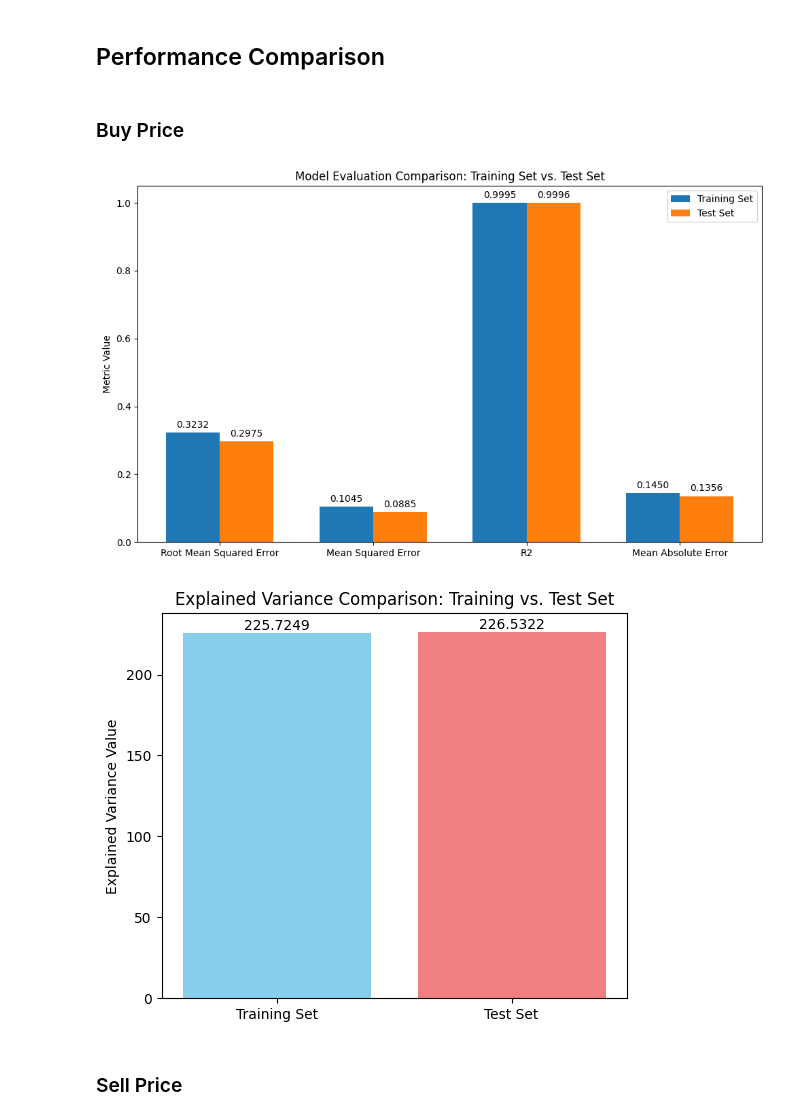
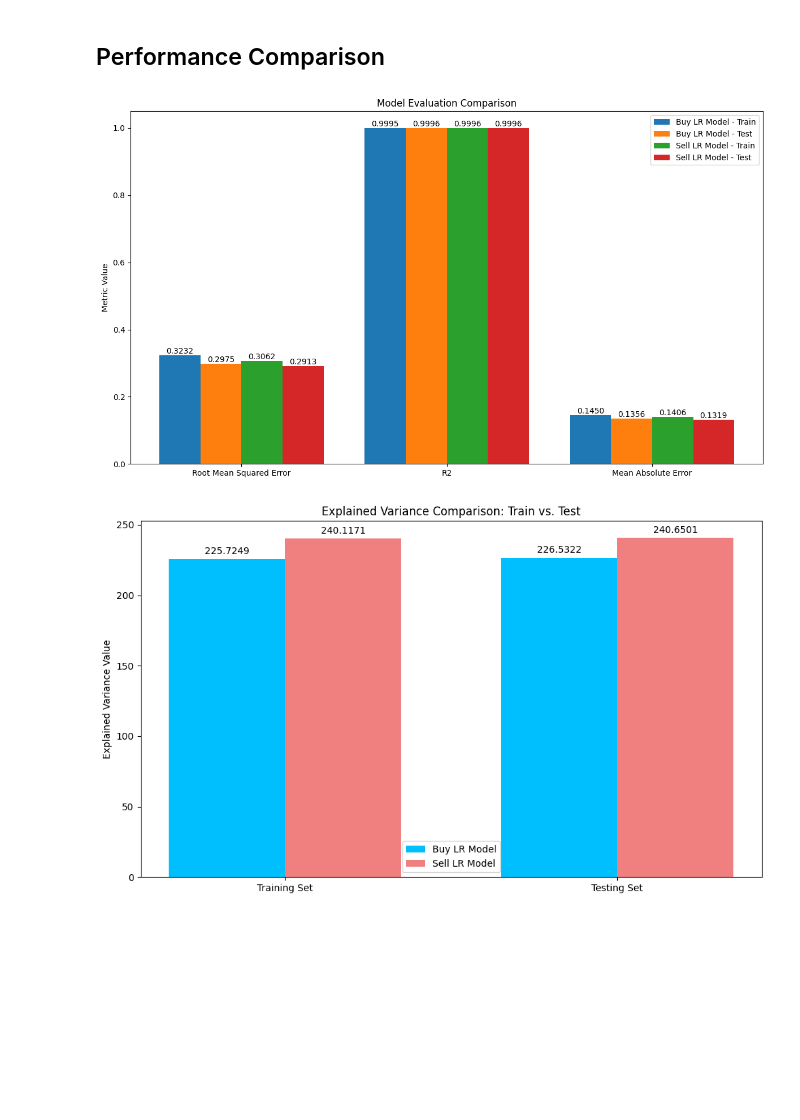
Before and after one commit to TRUEDEVIL666/Big-Data-Final, a Jupyter notebook: Task02/Task02.ipynb, the cells around one changed output. Saved outputs shown, nothing was run; the diff lists cells and outputs as text; code cells hidden in the pictures; blank space fills up the shorter version.

```diff
--- a/Task02/Task02.ipynb
+++ b/Task02/Task02.ipynb
@@ -318,7 +318,6 @@ def evaluate_model(dataset: DataFrame, model: LinearRegression):
 
 	metrics = {
 		'Root Mean Squared Error': evaluation.rootMeanSquaredError,
-		'Mean Squared Error': evaluation.meanSquaredError,
 		'R2': evaluation.r2,
 		'Mean Absolute Error': evaluation.meanAbsoluteError,
 		'Explained Variance': evaluation.explainedVariance,
@@ -459,9 +513,9 @@ def plot_metrics(train_evaluation: dict, test_evaluation: dict):
-# %% [markdown]
-### Buy Price
 # %%
-plot_metrics(buy_train_evaluation, buy_test_evaluation)
+plot_metrics_two_models(
+	buy_train_evaluation, buy_test_evaluation,
+	sell_train_evaluation, sell_test_evaluation,
+	'Buy LR Model', 'Sell LR Model'
+)
 # %% [output]
-[figure, old version]
+[figure, new version]
-[figure, old version]
+[figure, new version]
-# %% [markdown]
-### Sell Price
```
Also changed, not shown: parts of 9 cells of this notebook, 15 other files.
